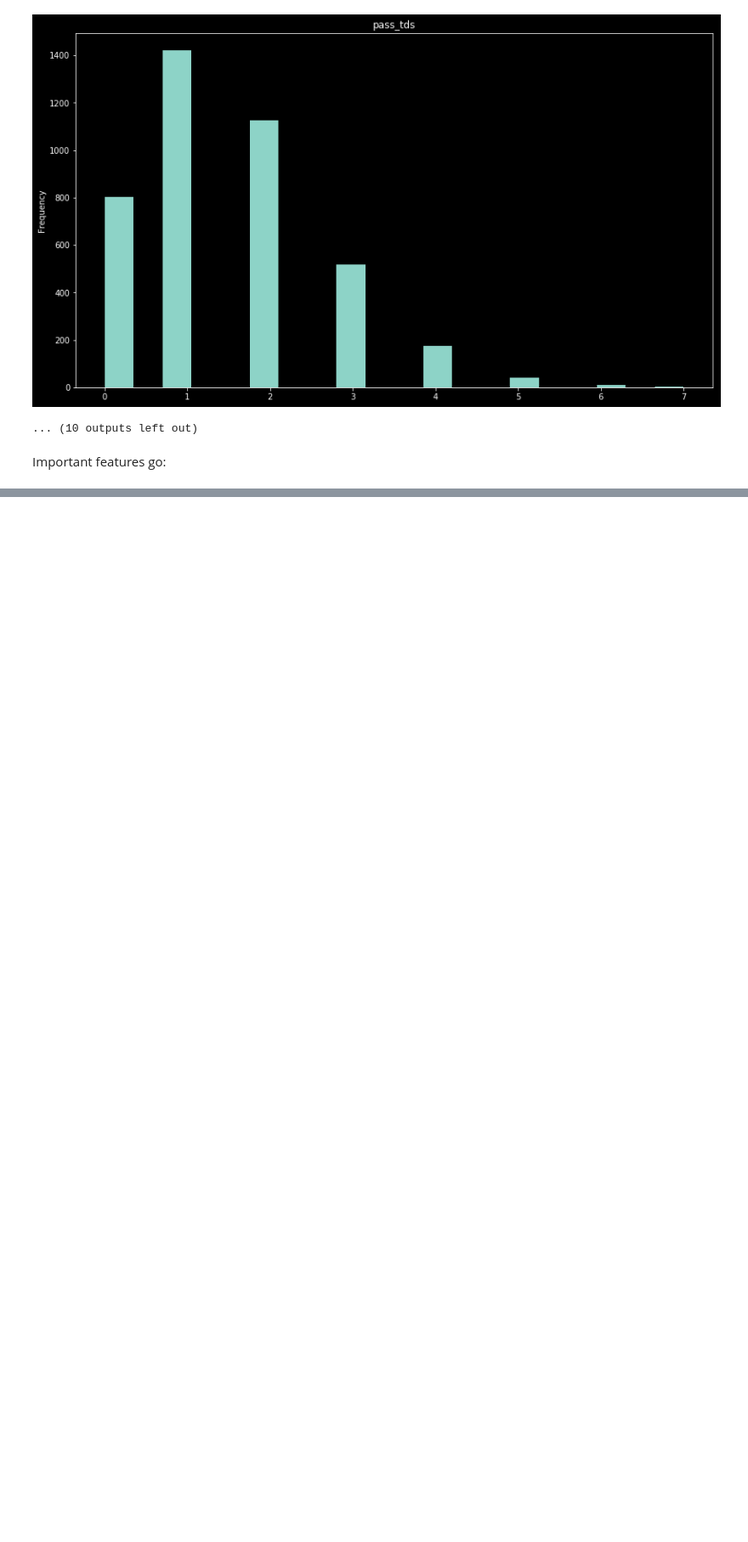
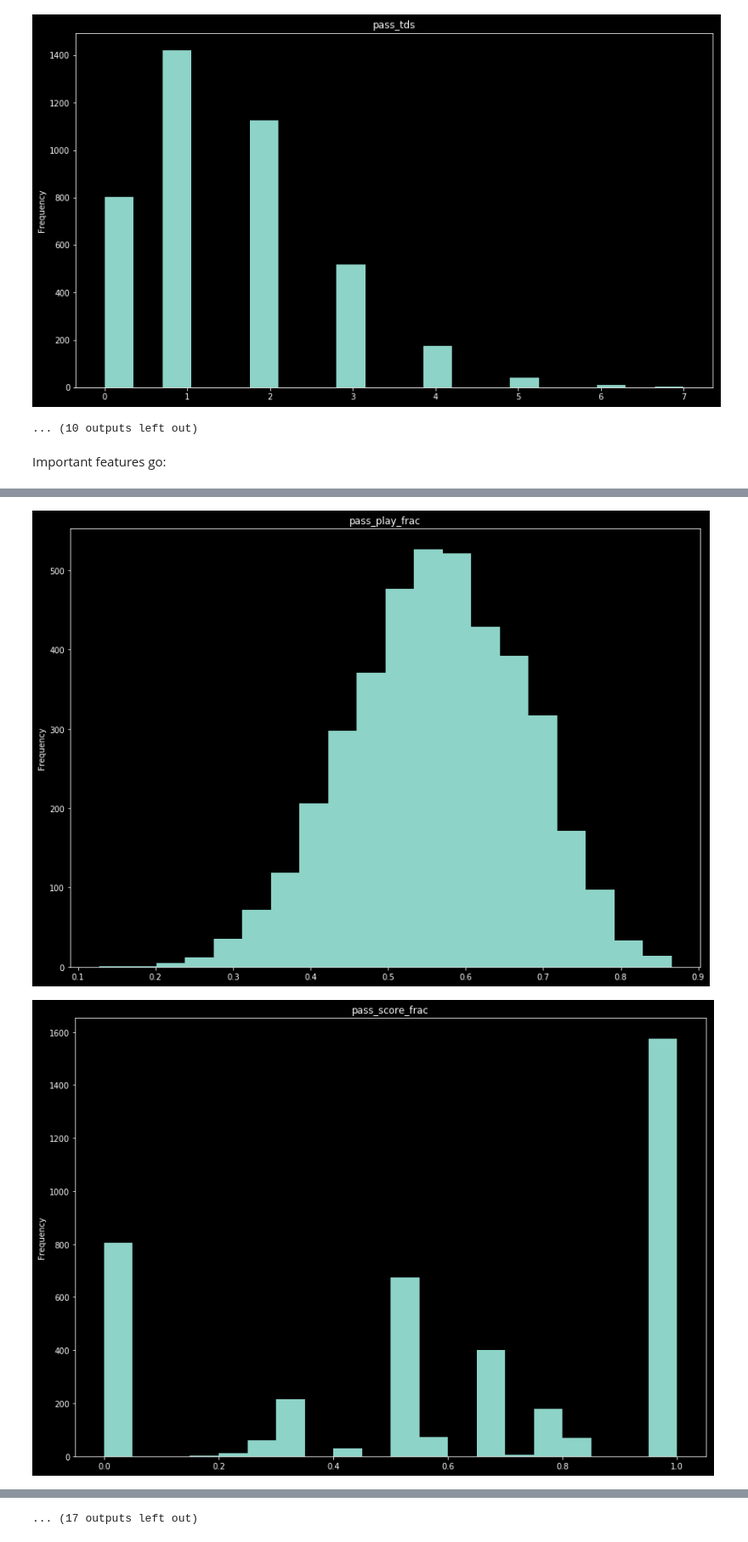
Before and after one commit to markertsean/Fantasy_Football, a Jupyter notebook: exploration/Team.ipynb, the cells around one changed output, grey strips where cells are left out. Shown at 85% size. Cells and saved outputs as stored; diff of their text form; code cells hidden in the pictures; blank space fills up the shorter version.

Commit message:
Null values filled in frame. May not be optimal

```diff
--- a/exploration/Team.ipynb
+++ b/exploration/Team.ipynb
@@ -461,7 +461,7 @@ all_team_data['rush_yds_avg'   ] = all_team_data['rush_yds'] /   all_team_data['
 all_team_data['pass_yds_avg'   ] = all_team_data['pass_yds'] /   all_team_data['pass_att']
 # %%
 # Create new df
-edited_df = all_team_data[['team','opp_team','week','year']].copy()
+edited_df = all_team_data[['team','opp_team','week','year', 'score', 'opp_score', 'home_flag', 'away_flag']].copy()
 
 
 # Offense
@@ -484,11 +484,9 @@ edited_df['frac_score_drives'] = all_team_data['kickoffs'] / ( all_team_data['ki
 
 
 # How well off keeps the ball
-edited_df['fumb_rec_frac'   ] = all_team_data['off_fumb_rec'   ] / ( all_team_data['off_fumb_rec'] +
-                                                                     all_team_data['off_fumb_lost'] )
-edited_df['fumb_forced_frac'] = all_team_data['off_fumb_forced'] / ( all_team_data['off_fumb_forced'] +
-                                                                     all_team_data['off_fumb_unforced'] )
-edited_df['fumbles'         ] = all_team_data['off_fumb_forced'] +   all_team_data['off_fumb_unforced']
+edited_df['fumb_rec_frac'   ] = all_team_data['off_fumb_rec'   ] /  all_team_data['off_fumb_tot']
+edited_df['fumb_forced_frac'] = all_team_data['off_fumb_forced'] /  all_team_data['off_fumb_tot']
+edited_df['fumbles'         ] = all_team_data['off_fumb_tot'   ]
 
 
 
@@ -548,0 +526,19 @@ dtype: int64
+# %%
+# No score, just set to 0
+edited_df['pass_score_frac'].fillna( 0. , inplace=True )
+
+# No fumble, thats good, fill with 1
+edited_df['fumb_rec_frac'].replace( np.inf, np.nan, inplace=True )
+edited_df['fumb_rec_frac'].fillna( 1. , inplace=True )
+
+# Forced frac null where no fumble, fill with 0
+edited_df['fumb_forced_frac'].fillna( 0. , inplace=True )
+
+# No attempt made, miss every shot you don't take
+edited_df['fg_frac_made'].fillna( 0. , inplace=True )
+
+# No fg made, miss every shot you don't take
+edited_df['fg_yds_avg'].fillna( 0. , inplace=True )
+
+# No tackle losses, go 0
+edited_df['def_tkl_loss_yds_avg'].fillna( 0. , inplace=True )
@@ -548,0 +562,7 @@ dtype: int64
+# %%
+for col in edited_df.columns.values[8:]:
+    edited_df[col].plot.hist( bins=20, title=col )
+    plt.show()
+# %% [output]
+[figure, added]
+[figure, added]
@@ -548,0 +579 @@ dtype: int64
+... (17 outputs left out)
```
Also changed, not shown: parts of 6 cells of this notebook, 1 other file.
